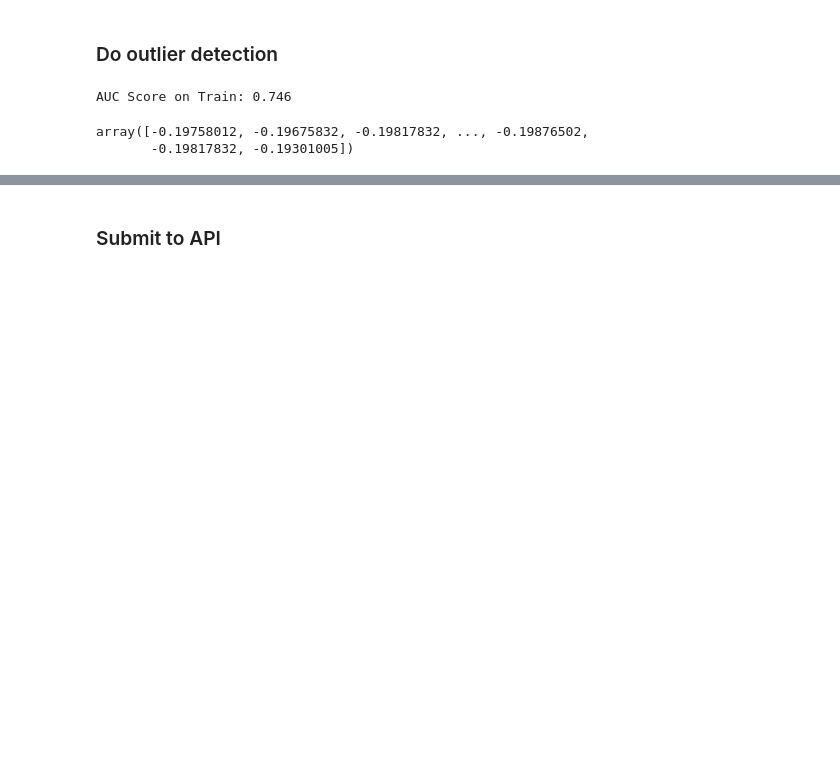
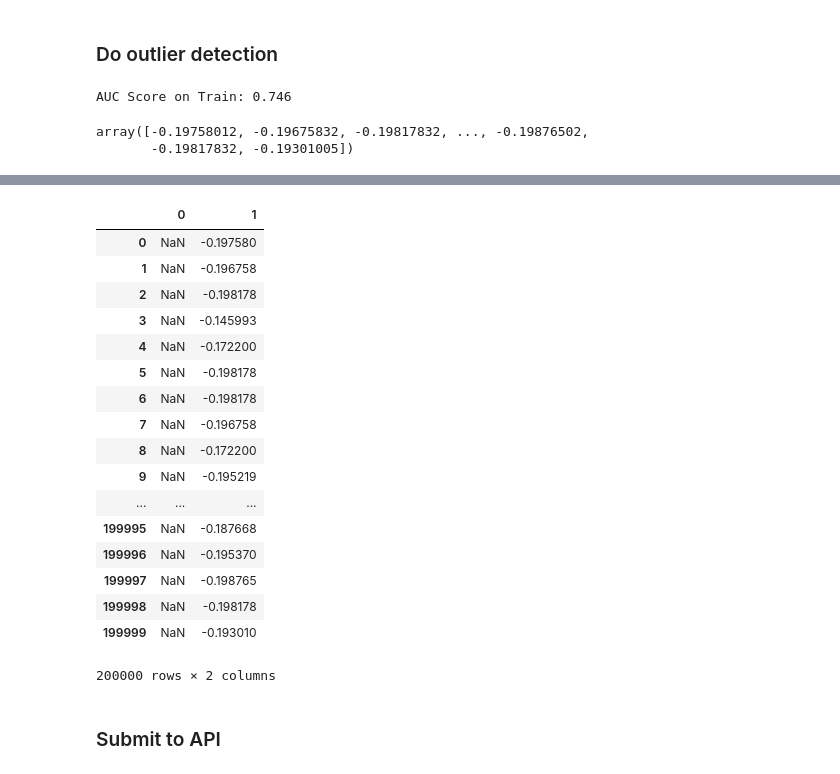
Before and after one commit to amld/workshop-unsupervised-fraud, a Jupyter notebook: IsoF_Vcolumns.ipynb, the cells around one changed output, grey strips where cells are left out. Drawn from its saved outputs; the diff is of its cells as text; code cells hidden in the pictures; blank space fills up the shorter version.

```diff
--- a/IsoF_Vcolumns.ipynb
+++ b/IsoF_Vcolumns.ipynb
@@ -82,0 +90,2 @@ array([0.24356843, 0.24041922, 0.23884387, 0.23570322, 0.23014614,
+# %%
+y_true = ls_remote.all_labels
@@ -83,3 +121,26 @@ array([0.24356843, 0.24041922, 0.23884387, 0.23570322, 0.23014614,
+# %%
+classify_results = pd.DataFrame(data=pd.concat((y_true, pd.Series(scores)), axis=1))
+# %%
+classify_results
+# %% [output]
+|  | 0 | 1 |
+| 0 | NaN | -0.197580 |
+| 1 | NaN | -0.196758 |
+| 2 | NaN | -0.198178 |
+| 3 | NaN | -0.145993 |
+| 4 | NaN | -0.172200 |
+| 5 | NaN | -0.198178 |
+| 6 | NaN | -0.198178 |
+| 7 | NaN | -0.196758 |
+| 8 | NaN | -0.172200 |
+| 9 | NaN | -0.195219 |
+| ... | ... | ... |
+| 199995 | NaN | -0.187668 |
+| 199996 | NaN | -0.195370 |
+| 199997 | NaN | -0.198765 |
+| 199998 | NaN | -0.198178 |
+| 199999 | NaN | -0.193010 |
+200000 rows × 2 columns
 # %% [markdown]
 ### Submit to API
 # %%
```
Also changed, not shown: parts of 10 cells of this notebook.
